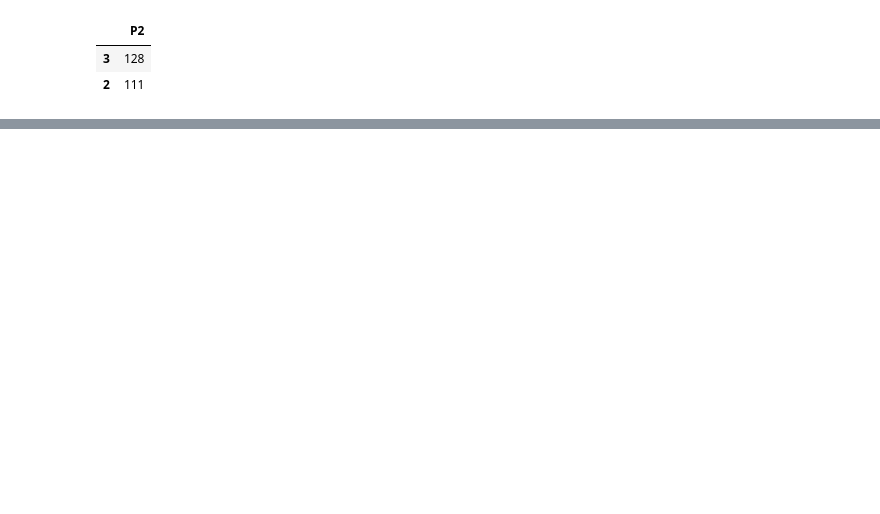
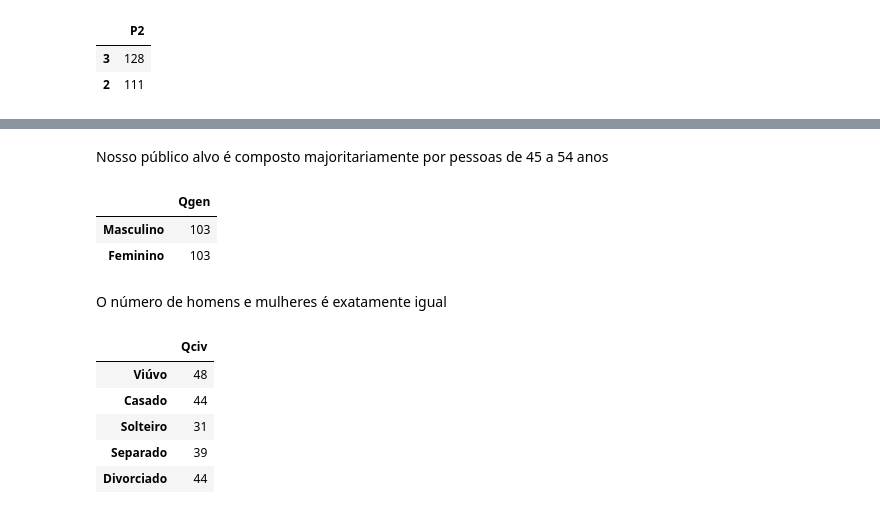
Before and after one commit to pmahfuz/Jr_hotelaria, a Jupyter notebook: Analise_base.ipynb, the cells around one changed output, grey strips where cells are left out. Cells and saved outputs as stored; diff of their text form; code cells hidden in the pictures; blank space fills up the shorter version.

```diff
--- a/Analise_base.ipynb
+++ b/Analise_base.ipynb
@@ -684,0 +796,25 @@ Público-alvo 2: 3.82
+# %% [markdown]
+Nosso público alvo é composto majoritariamente por pessoas de 45 a 54 anos
+# %%
+# Genero
+
+analise_genero = df_analise['Qgen'].value_counts(sort=False)
+analise_genero.to_frame()
+# %% [output]
+|  | Qgen |
+| Masculino | 103 |
+| Feminino | 103 |
+# %% [markdown]
+O número de homens e mulheres é exatamente igual
+# %%
+# Estado civil
+
+analise_estado_civil = df_analise['Qciv'].value_counts(sort=False)
+analise_estado_civil.to_frame()
+# %% [output]
+|  | Qciv |
+| Viúvo | 48 |
+| Casado | 44 |
+| Solteiro | 31 |
+| Separado | 39 |
+| Divorciado | 44 |
```
Also changed, not shown: parts of 77 cells of this notebook.
